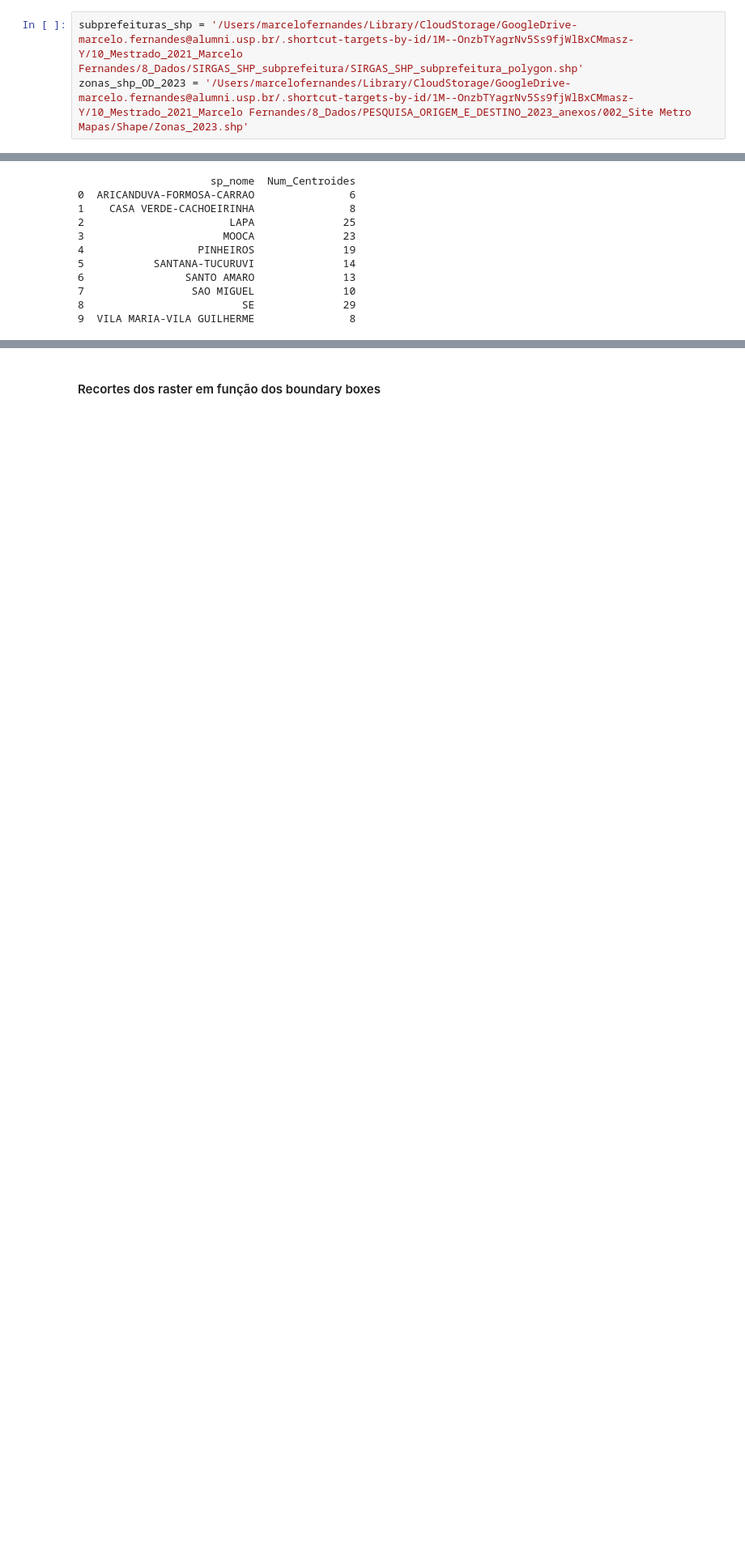
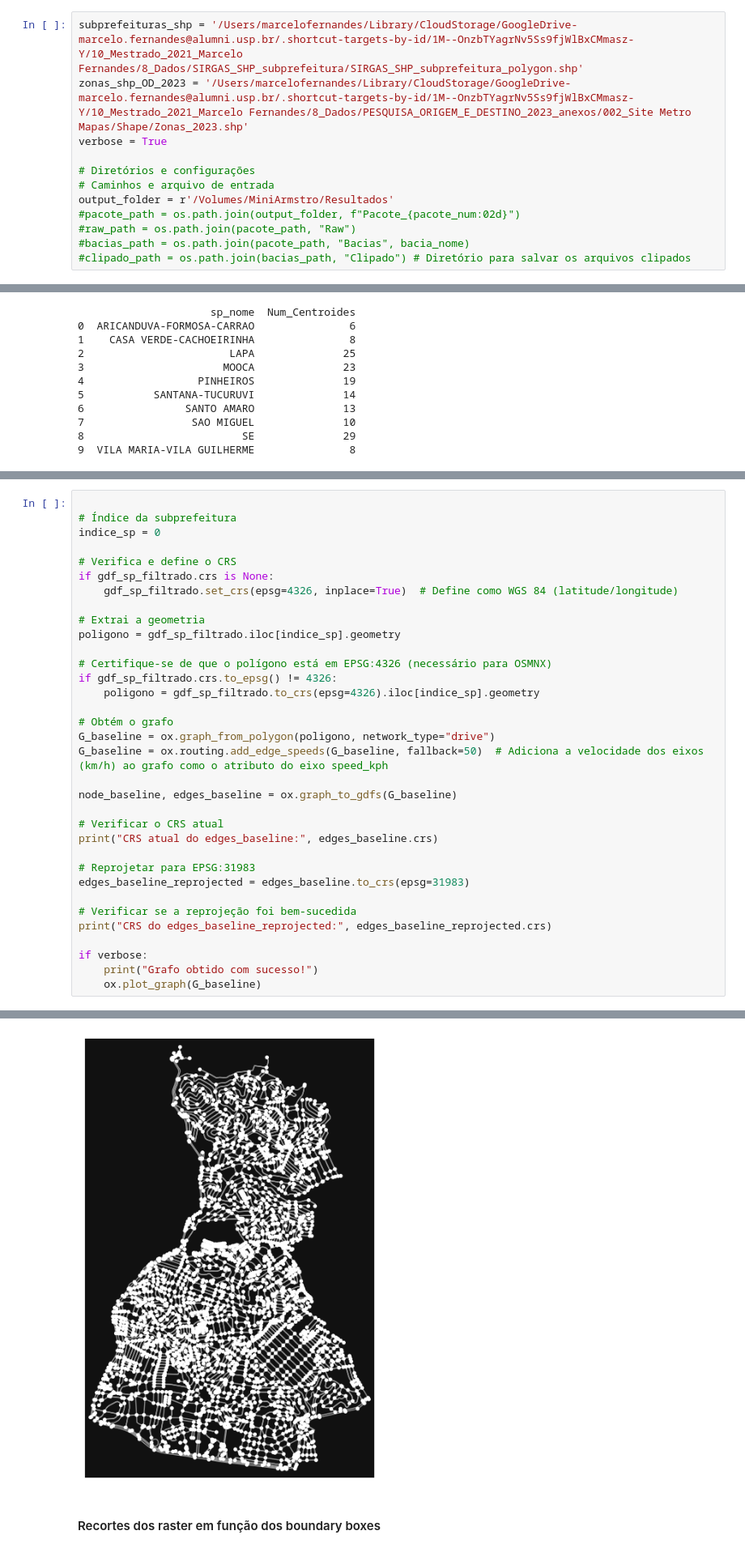
Before and after one commit to marcelof314/SP_urban_flooding, a Jupyter notebook: 13 Large Data Processing.ipynb, the cells around one changed output, grey strips where cells are left out. Shown at 81% size. Drawn from its saved outputs; the diff is of its cells as text; blank space fills up the shorter version.

```diff
--- a/13 Large Data Processing.ipynb
+++ b/13 Large Data Processing.ipynb
@@ -12,6 +17,15 @@ import contextily as ctx
 # %%
 subprefeituras_shp = '/Users/marcelofernandes/Library/CloudStorage/GoogleDrive-marcelo.fernandes@alumni.usp.br/.shortcut-targets-by-id/1M--OnzbTYagrNv5Ss9fjWlBxCMmasz-Y/10_Mestrado_2021_Marcelo Fernandes/8_Dados/SIRGAS_SHP_subprefeitura/SIRGAS_SHP_subprefeitura_polygon.shp'
 zonas_shp_OD_2023 = '/Users/marcelofernandes/Library/CloudStorage/GoogleDrive-marcelo.fernandes@alumni.usp.br/.shortcut-targets-by-id/1M--OnzbTYagrNv5Ss9fjWlBxCMmasz-Y/10_Mestrado_2021_Marcelo Fernandes/8_Dados/PESQUISA_ORIGEM_E_DESTINO_2023_anexos/002_Site Metro Mapas/Shape/Zonas_2023.shp'
+verbose = True
+
+# Diretórios e configurações
+# Caminhos e arquivo de entrada
+output_folder = r'/Volumes/MiniArmstro/Resultados'
+#pacote_path = os.path.join(output_folder, f"Pacote_{pacote_num:02d}")
+#raw_path = os.path.join(pacote_path, "Raw")
+#bacias_path = os.path.join(pacote_path, "Bacias", bacia_nome)
+#clipado_path = os.path.join(bacias_path, "Clipado") # Diretório para salvar os arquivos clipados
 # %% [markdown]
 #### Definindo os boundary boxes
 # %%
@@ -138,0 +173,35 @@ print(centroid_counts)
+# %%
+
+# Índice da subprefeitura
+indice_sp = 0
+
+# Verifica e define o CRS
+if gdf_sp_filtrado.crs is None:
+    gdf_sp_filtrado.set_crs(epsg=4326, inplace=True)  # Define como WGS 84 (latitude/longitude)
+
+# Extrai a geometria
+poligono = gdf_sp_filtrado.iloc[indice_sp].geometry
+
+# Certifique-se de que o polígono está em EPSG:4326 (necessário para OSMNX)
+if gdf_sp_filtrado.crs.to_epsg() != 4326:
+    poligono = gdf_sp_filtrado.to_crs(epsg=4326).iloc[indice_sp].geometry
+
+# Obtém o grafo
+G_baseline = ox.graph_from_polygon(poligono, network_type="drive")
+G_baseline = ox.routing.add_edge_speeds(G_baseline, fallback=50)  # Adiciona a velocidade dos eixos (km/h) ao grafo como o atributo do eixo speed_kph
+
+node_baseline, edges_baseline = ox.graph_to_gdfs(G_baseline)
+
+# Verificar o CRS atual
+print("CRS atual do edges_baseline:", edges_baseline.crs)
+
+# Reprojetar para EPSG:31983
+edges_baseline_reprojected = edges_baseline.to_crs(epsg=31983)
+
+# Verificar se a reprojeção foi bem-sucedida
+print("CRS do edges_baseline_reprojected:", edges_baseline_reprojected.crs)
+
+if verbose:
+    print("Grafo obtido com sucesso!")
+    ox.plot_graph(G_baseline)
+# %% [output]
@@ -139,2 +211,3 @@ print(centroid_counts)
+[figure, added]
 # %% [markdown]
 #### Recortes dos raster em função dos boundary boxes
```
Also changed, not shown: parts of 5 cells of this notebook, 1 other file.
